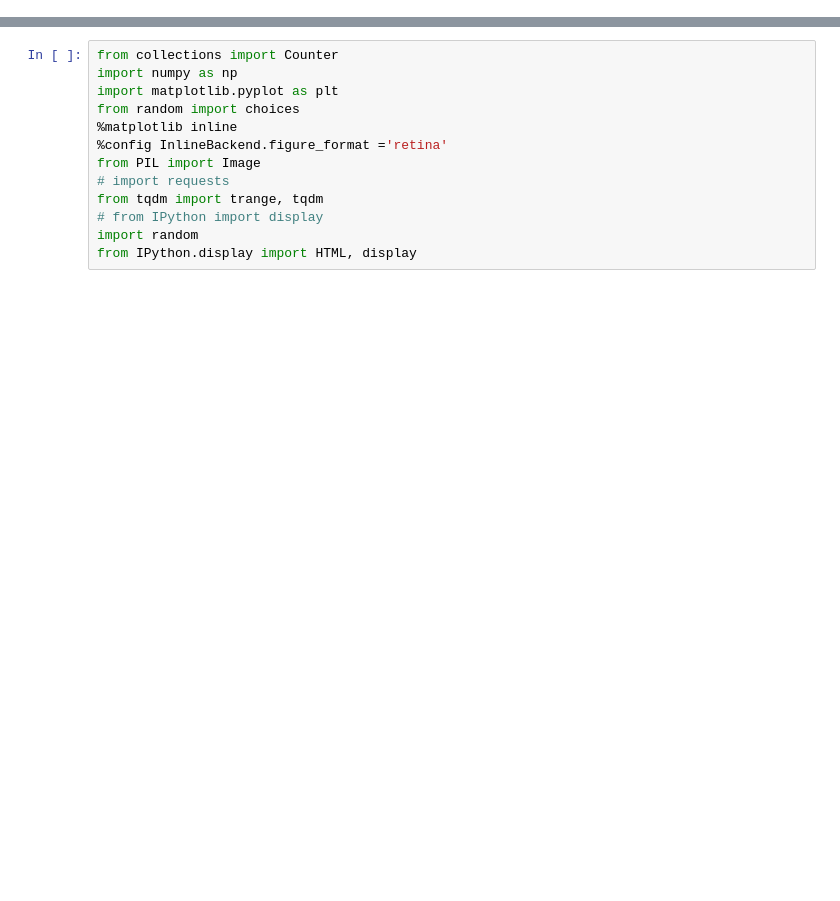
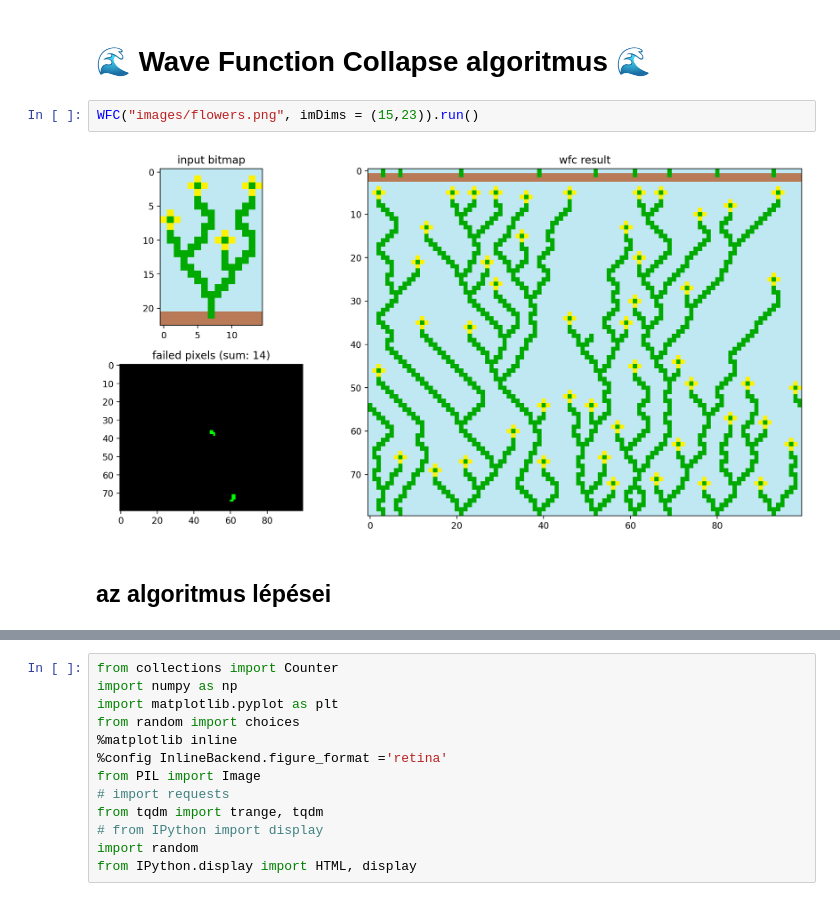
Before and after one commit to adamgnuj/WaveFunctionCollapse_MAF2, a Jupyter notebook: MAF2wfc.ipynb, the cells around one changed output, grey strips where cells are left out. Drawn from its saved outputs; the diff is of its cells as text; blank space fills up the shorter version.

```diff
--- a/MAF2wfc.ipynb
+++ b/MAF2wfc.ipynb
@@ -0,0 +1,8 @@
+# %% [markdown]
+# 🌊 Wave Function Collapse algoritmus 🌊
+# %%
+WFC("images/flowers.png", imDims = (15,23)).run()
+# %% [output]
+[figure, added]
+# %% [markdown]
+## az algoritmus lépései
```
Also changed, not shown: parts of 36 cells of this notebook, 18 other files.
